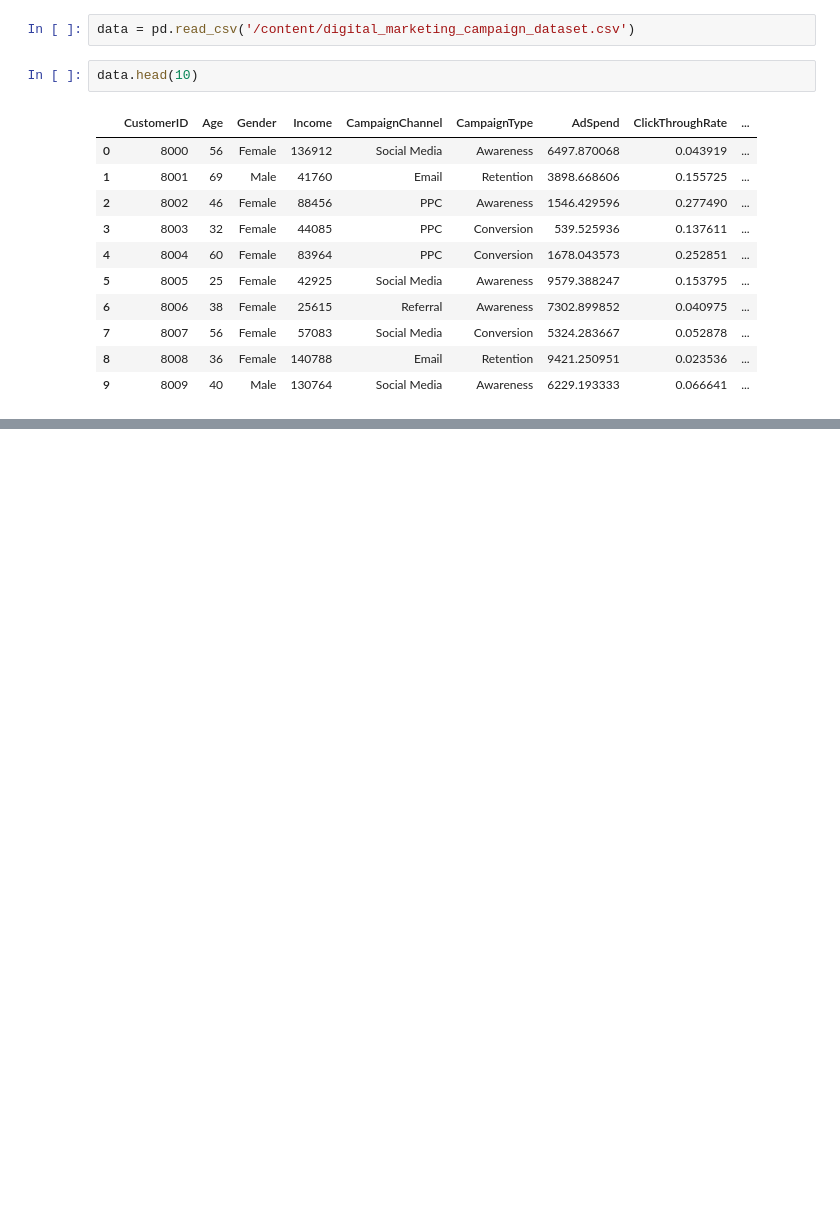
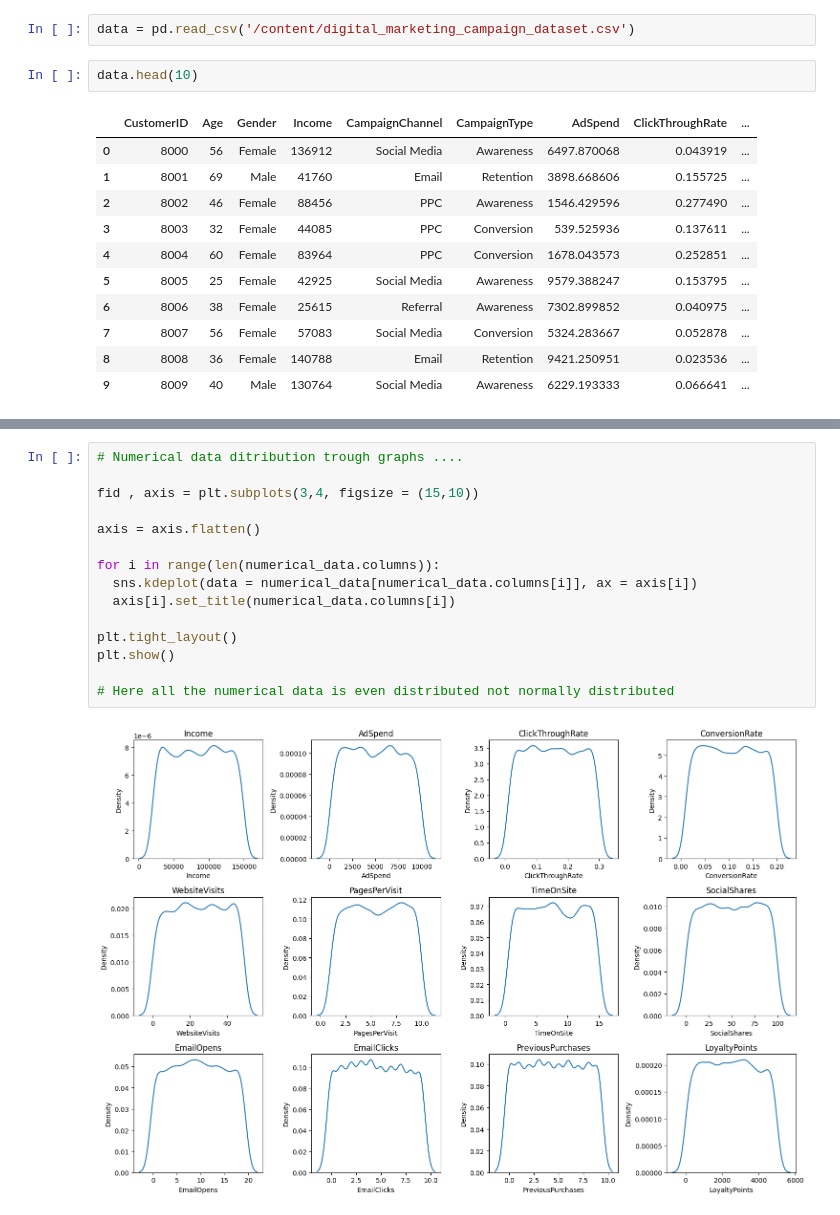
Before and after one commit to prw09/Analytics-Project, a Jupyter notebook: Customer_Behavior_Insights_through_EDA_in_Digital_Marketing.ipynb, the cells around one changed output, grey strips where cells are left out. Saved outputs shown, nothing was run; the diff lists cells and outputs as text; blank space fills up the shorter version.

```diff
--- a/Customer_Behavior_Insights_through_EDA_in_Digital_Marketing.ipynb
+++ b/Customer_Behavior_Insights_through_EDA_in_Digital_Marketing.ipynb
@@ -23,0 +123,17 @@ data.head(10)
+# %%
+# Numerical data ditribution trough graphs ....
+
+fid , axis = plt.subplots(3,4, figsize = (15,10))
+
+axis = axis.flatten()
+
+for i in range(len(numerical_data.columns)):
+  sns.kdeplot(data = numerical_data[numerical_data.columns[i]], ax = axis[i])
+  axis[i].set_title(numerical_data.columns[i])
+
+plt.tight_layout()
+plt.show()
+
+# Here all the numerical data is even distributed not normally distributed
+# %% [output]
+[figure, added]
```
Also changed, not shown: parts of 12 cells of this notebook.
